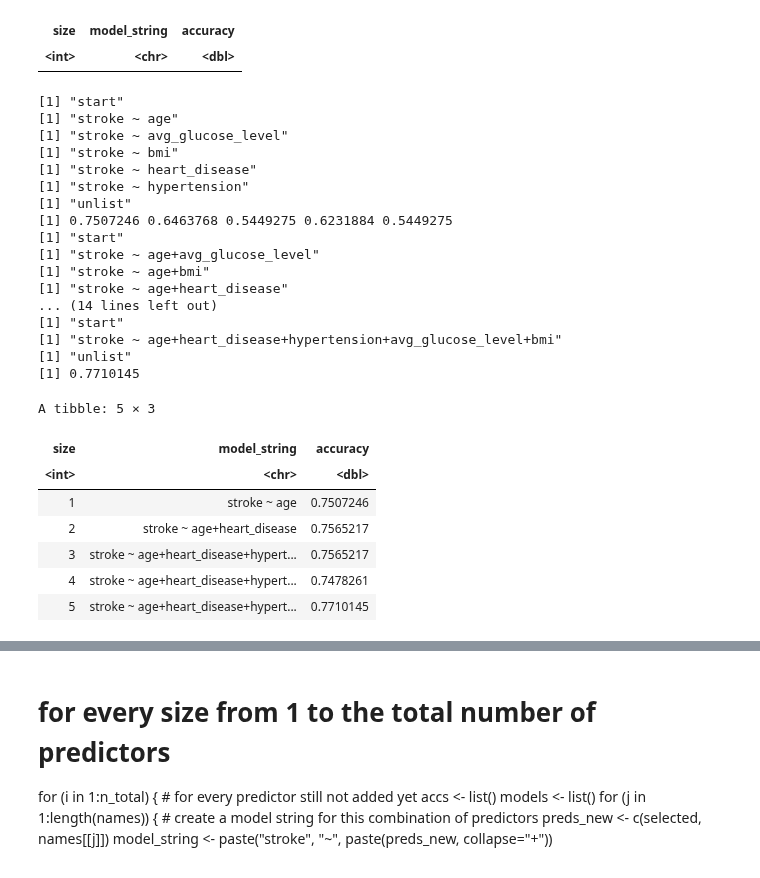
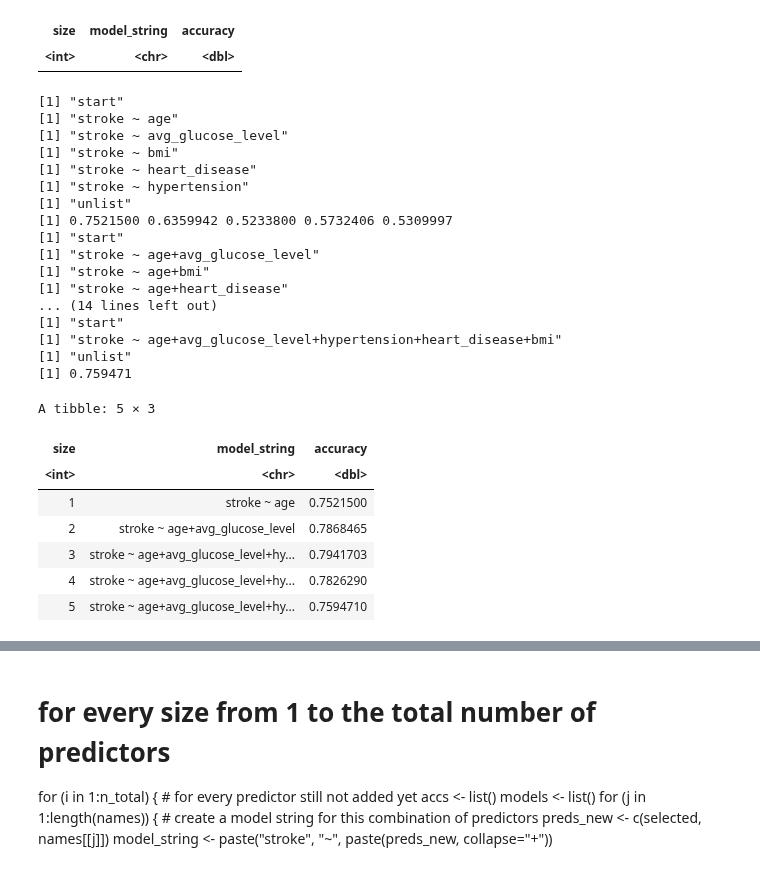
Before and after one commit to Gaelhpalmer/dsci-100-project, a Jupyter notebook: test.ipynb, the cells around one changed output, grey strips where cells are left out. Cells and saved outputs as stored; diff of their text form; code cells hidden in the pictures.

```diff
--- a/test.ipynb
+++ b/test.ipynb
@@ -189,7 +208,7 @@ for (i in 1:n_total) {
         acc <- workflow() %>%
           add_recipe(stroke_recipe) %>%
           add_model(knn_spec) %>%
-          tune_grid(resamples = stroke_vfold, grid = gridvals) %>%
+          tune_grid(resamples = stroke_vfold, grid = 10) %>%
           collect_metrics() %>%
           filter(.metric == "accuracy") %>%
           summarize(mx = max(mean))
@@ -201,38 +220,38 @@ for (i in 1:n_total) {
     }
     print("unlist")
     print(unlist(accs))
     jstar <- which.max(unlist(accs))
     accuracies <- accuracies %>%
       add_row(size = i,
               model_string = models[[jstar]],
               accuracy = accs[[jstar]])
     selected <- c(selected, names[[jstar]])
     names <- names[-jstar]
 }
 accuracies
 # %% [output]
 [1] "start"
 [1] "stroke ~ age"
 [1] "stroke ~ avg_glucose_level"
 [1] "stroke ~ bmi"
 [1] "stroke ~ heart_disease"
 [1] "stroke ~ hypertension"
 [1] "unlist"
-[1] 0.7507246 0.6463768 0.5449275 0.6231884 0.5449275
+[1] 0.7521500 0.6359942 0.5233800 0.5732406 0.5309997
 [1] "start"
 [1] "stroke ~ age+avg_glucose_level"
 [1] "stroke ~ age+bmi"
 [1] "stroke ~ age+heart_disease"
 ... (14 lines left out)
 [1] "start"
-[1] "stroke ~ age+heart_disease+hypertension+avg_glucose_level+bmi"
+[1] "stroke ~ age+avg_glucose_level+hypertension+heart_disease+bmi"
 [1] "unlist"
-[1] 0.7710145
+[1] 0.759471
 A tibble: 5 × 3
 | size | model_string | accuracy |
 | <int> | <chr> | <dbl> |
-| 1 | stroke ~ age | 0.7507246 |
-| 2 | stroke ~ age+heart_disease | 0.7565217 |
-| 3 | stroke ~ age+heart_disease+hypert... | 0.7565217 |
-| 4 | stroke ~ age+heart_disease+hypert... | 0.7478261 |
-| 5 | stroke ~ age+heart_disease+hypert... | 0.7710145 |
+| 1 | stroke ~ age | 0.7521500 |
+| 2 | stroke ~ age+avg_glucose_level | 0.7868465 |
+| 3 | stroke ~ age+avg_glucose_level+hy... | 0.7941703 |
+| 4 | stroke ~ age+avg_glucose_level+hy... | 0.7826290 |
+| 5 | stroke ~ age+avg_glucose_level+hy... | 0.7594710 |
```
Also changed, not shown: parts of 19 cells of this notebook.
